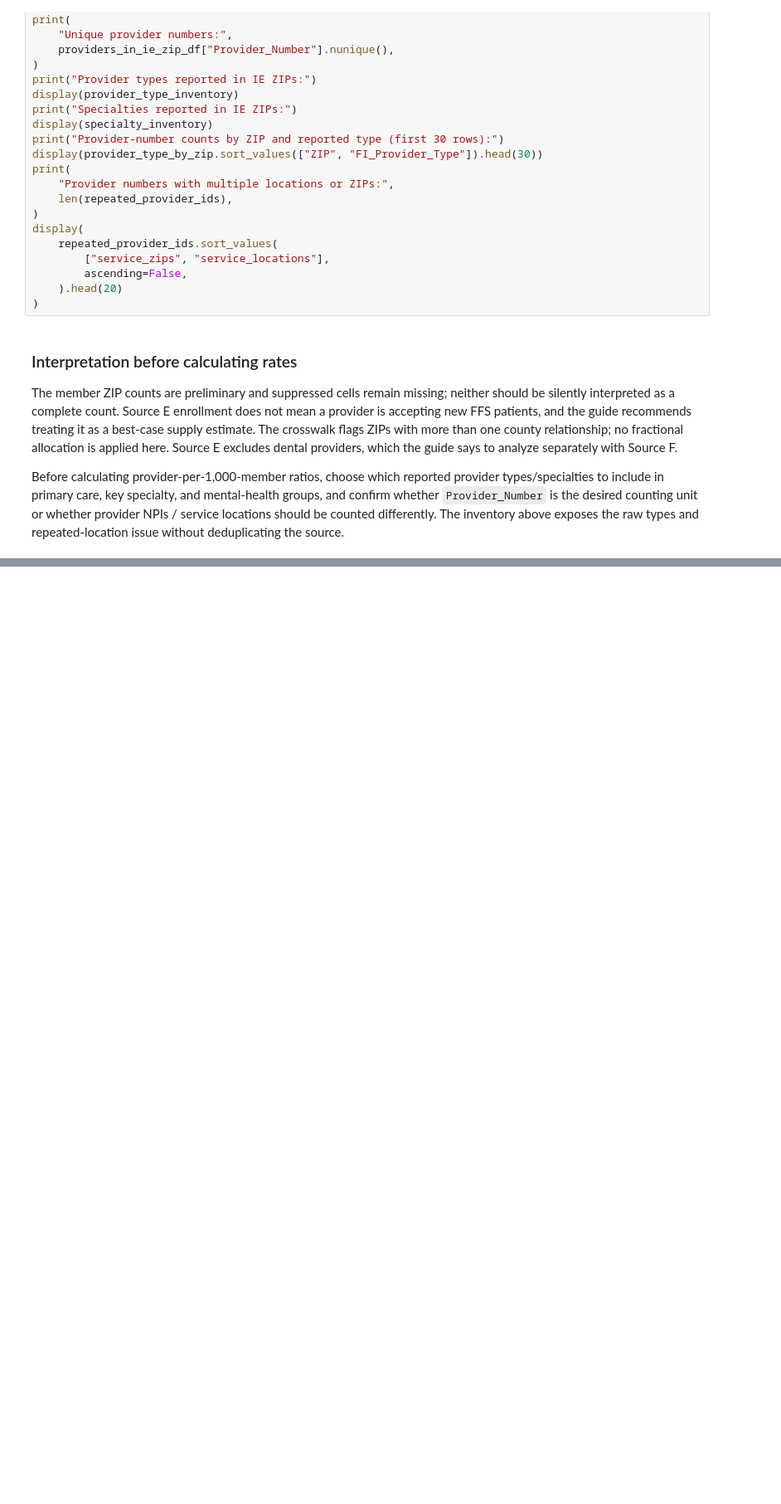
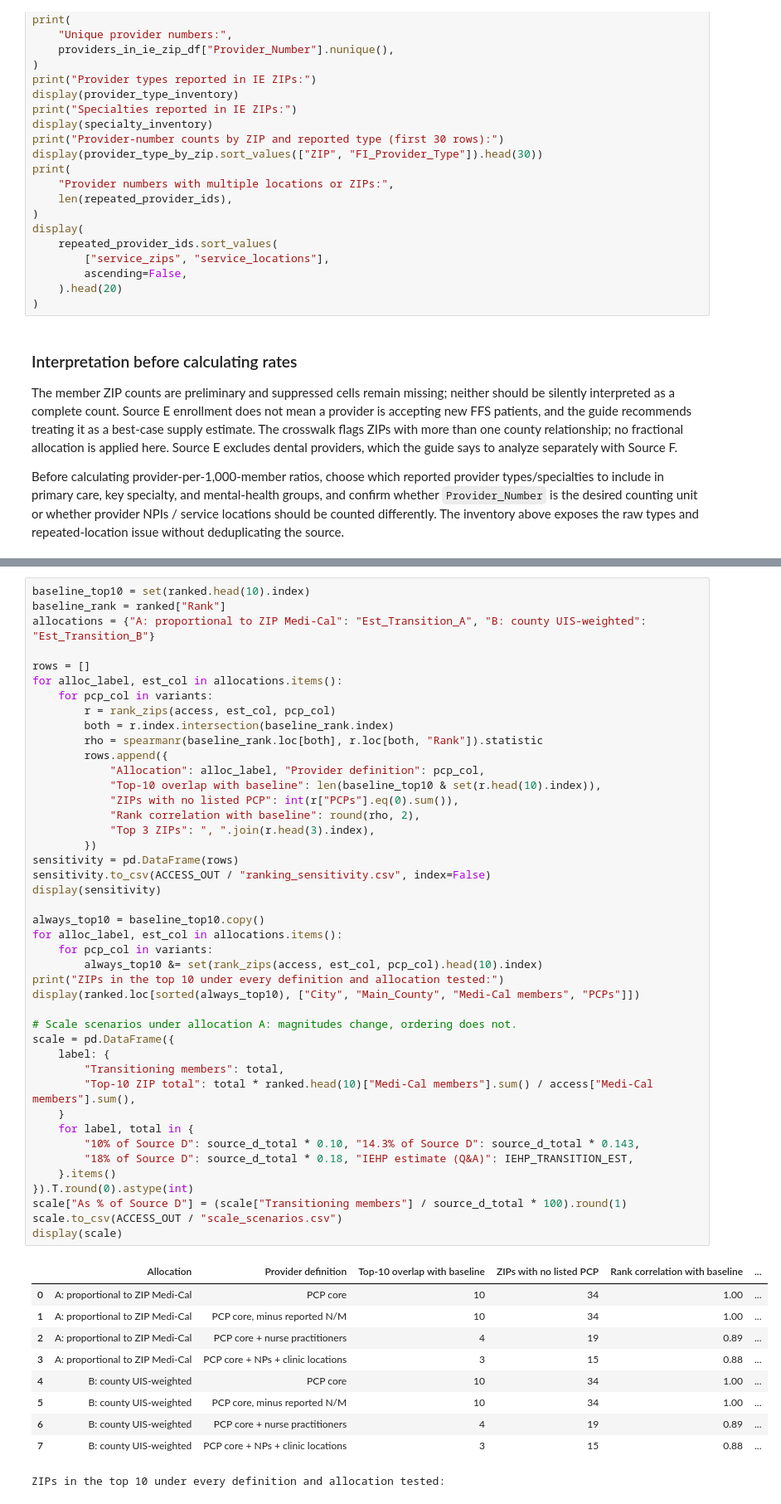
Before and after one commit to doom-boy/IEHP-CEO-Competition, a Jupyter notebook: source_e_analysis.ipynb, the cells around one changed output, grey strips where cells are left out. Shown at 83% size. Cells and saved outputs as stored; diff of their text form; blank space fills up the shorter version.

```diff
--- a/source_e_analysis.ipynb
+++ b/source_e_analysis.ipynb
@@ -432,0 +633,54 @@ Before calculating provider-per-1,000-member ratios, choose which reported provi
+# %%
+baseline_top10 = set(ranked.head(10).index)
+baseline_rank = ranked["Rank"]
+allocations = {"A: proportional to ZIP Medi-Cal": "Est_Transition_A", "B: county UIS-weighted": "Est_Transition_B"}
+
+rows = []
+for alloc_label, est_col in allocations.items():
+    for pcp_col in variants:
+        r = rank_zips(access, est_col, pcp_col)
+        both = r.index.intersection(baseline_rank.index)
+        rho = spearmanr(baseline_rank.loc[both], r.loc[both, "Rank"]).statistic
+        rows.append({
+            "Allocation": alloc_label, "Provider definition": pcp_col,
+            "Top-10 overlap with baseline": len(baseline_top10 & set(r.head(10).index)),
+            "ZIPs with no listed PCP": int(r["PCPs"].eq(0).sum()),
+            "Rank correlation with baseline": round(rho, 2),
+            "Top 3 ZIPs": ", ".join(r.head(3).index),
+        })
+sensitivity = pd.DataFrame(rows)
+sensitivity.to_csv(ACCESS_OUT / "ranking_sensitivity.csv", index=False)
+display(sensitivity)
+
+always_top10 = baseline_top10.copy()
+for alloc_label, est_col in allocations.items():
+    for pcp_col in variants:
+        always_top10 &= set(rank_zips(access, est_col, pcp_col).head(10).index)
+print("ZIPs in the top 10 under every definition and allocation tested:")
+display(ranked.loc[sorted(always_top10), ["City", "Main_County", "Medi-Cal members", "PCPs"]])
+
+# Scale scenarios under allocation A: magnitudes change, ordering does not.
+scale = pd.DataFrame({
+    label: {
+        "Transitioning members": total,
+        "Top-10 ZIP total": total * ranked.head(10)["Medi-Cal members"].sum() / access["Medi-Cal members"].sum(),
+    }
+    for label, total in {
+        "10% of Source D": source_d_total * 0.10, "14.3% of Source D": source_d_total * 0.143,
+        "18% of Source D": source_d_total * 0.18, "IEHP estimate (Q&A)": IEHP_TRANSITION_EST,
+    }.items()
+}).T.round(0).astype(int)
+scale["As % of Source D"] = (scale["Transitioning members"] / source_d_total * 100).round(1)
+scale.to_csv(ACCESS_OUT / "scale_scenarios.csv")
+display(scale)
+# %% [output]
+|  | Allocation | Provider definition | Top-10 overlap with baseline | ZIPs with no listed PCP | Rank correlation with baseline | ... |
+| 0 | A: proportional to ZIP Medi-Cal | PCP core | 10 | 34 | 1.00 | ... |
+| 1 | A: proportional to ZIP Medi-Cal | PCP core, minus reported N/M | 10 | 34 | 1.00 | ... |
+| 2 | A: proportional to ZIP Medi-Cal | PCP core + nurse practitioners | 4 | 19 | 0.89 | ... |
+| 3 | A: proportional to ZIP Medi-Cal | PCP core + NPs + clinic locations | 3 | 15 | 0.88 | ... |
+| 4 | B: county UIS-weighted | PCP core | 10 | 34 | 1.00 | ... |
+| 5 | B: county UIS-weighted | PCP core, minus reported N/M | 10 | 34 | 1.00 | ... |
+| 6 | B: county UIS-weighted | PCP core + nurse practitioners | 4 | 19 | 0.89 | ... |
+| 7 | B: county UIS-weighted | PCP core + NPs + clinic locations | 3 | 15 | 0.88 | ... |
+ZIPs in the top 10 under every definition and allocation tested:
```
Also changed, not shown: parts of 10 cells of this notebook, 18 other files.
